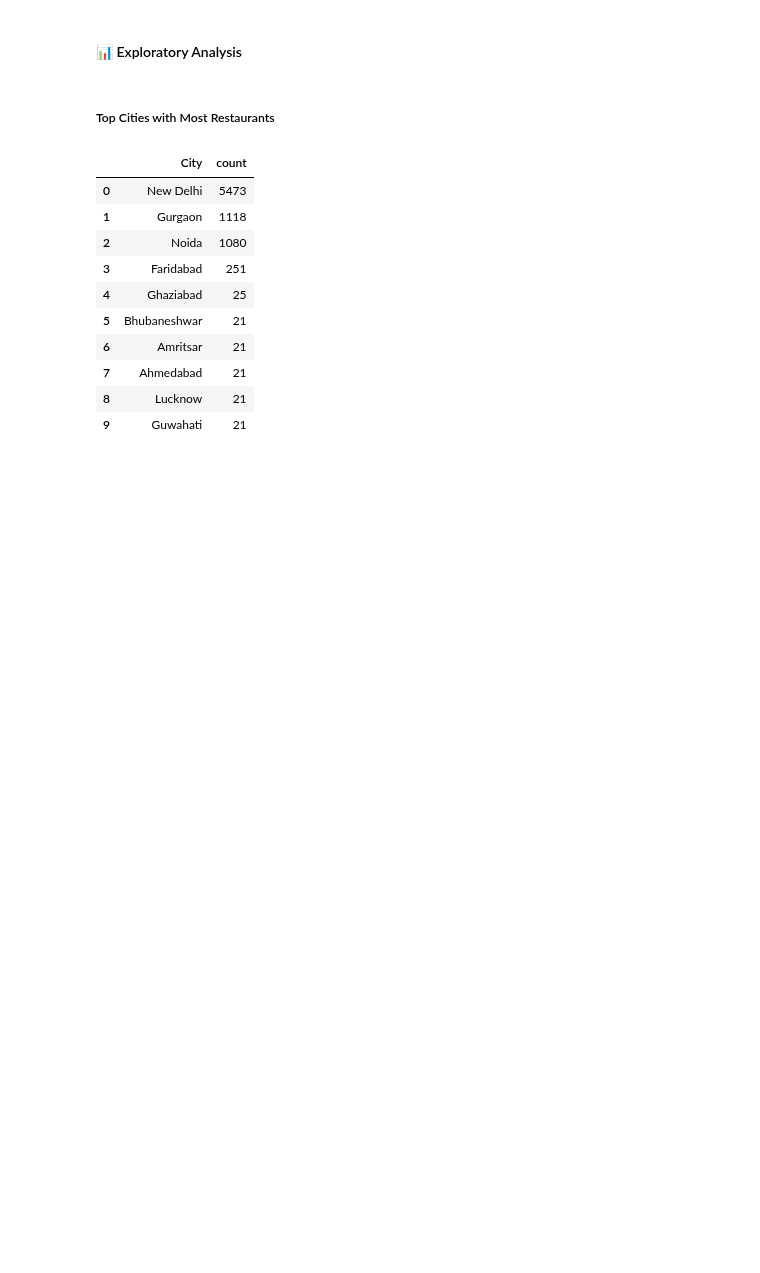
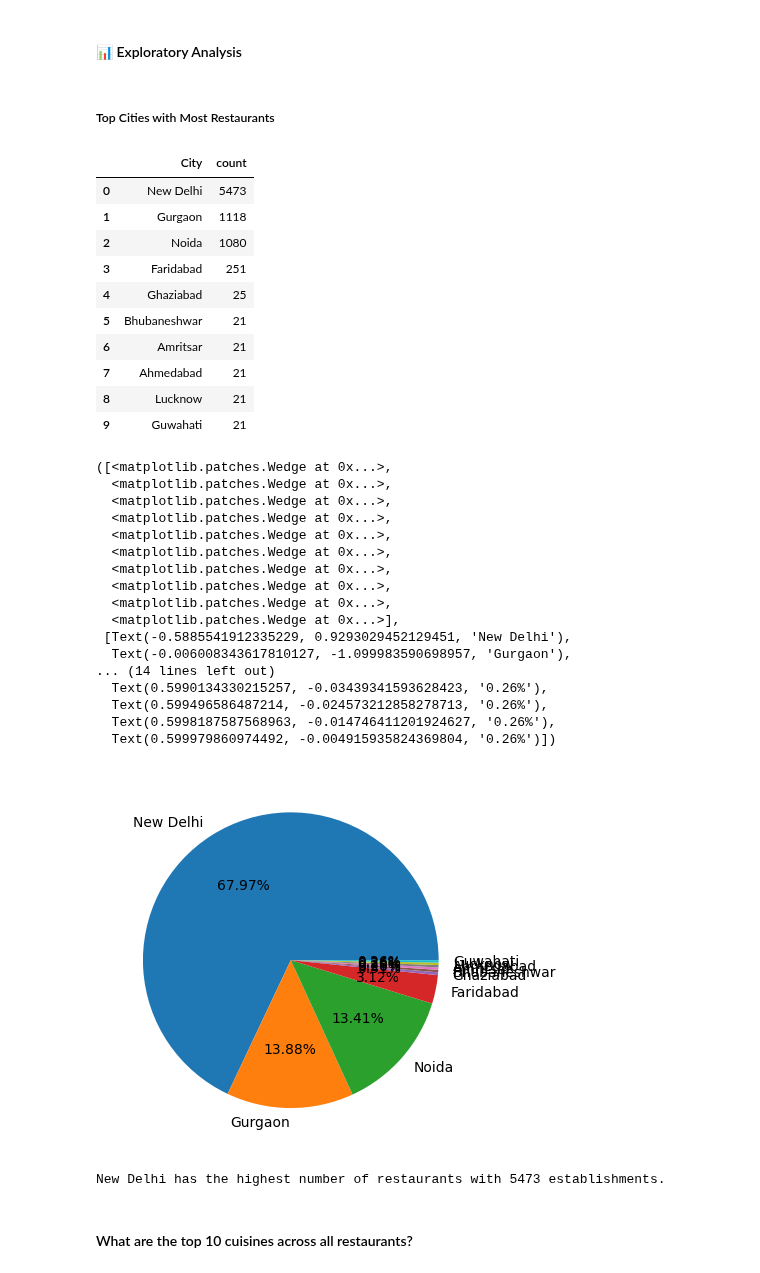
Before and after one commit to Himmu5/data-analysis, a Jupyter notebook: notebooks/zomato_analysis.ipynb, the cells around one changed output. Drawn from its saved outputs; the diff is of its cells as text; code cells hidden in the pictures; blank space fills up the shorter version.

```diff
--- a/notebooks/zomato_analysis.ipynb
+++ b/notebooks/zomato_analysis.ipynb
@@ -47,7 +33,8 @@ dtype: int64
 # %% [markdown]
 ##### Top Cities with Most Restaurants
 # %%
-zomato_data.aggregate('City').value_counts().reset_index().head(10)
+top_10_city = zomato_data.aggregate('City').value_counts().reset_index().head(10)
+top_10_city
 # %% [output]
 |  | City | count |
 | 0 | New Delhi | 5473 |
@@ -60,3 +47,30 @@ zomato_data.aggregate('City').value_counts().reset_index().head(10)
 | 7 | Ahmedabad | 21 |
 | 8 | Lucknow | 21 |
 | 9 | Guwahati | 21 |
+# %%
+plt.pie(data=top_10_city,labels=top_10_city['City'].values, x=top_10_city['count'].values, autopct="%1.2f%%")
+# %% [output]
+([<matplotlib.patches.Wedge at 0x...>,
+  <matplotlib.patches.Wedge at 0x...>,
+  <matplotlib.patches.Wedge at 0x...>,
+  <matplotlib.patches.Wedge at 0x...>,
+  <matplotlib.patches.Wedge at 0x...>,
+  <matplotlib.patches.Wedge at 0x...>,
+  <matplotlib.patches.Wedge at 0x...>,
+  <matplotlib.patches.Wedge at 0x...>,
+  <matplotlib.patches.Wedge at 0x...>,
+  <matplotlib.patches.Wedge at 0x...>],
+ [Text(-0.5885541912335229, 0.9293029452129451, 'New Delhi'),
+  Text(-0.006008343617810127, -1.099983590698957, 'Gurgaon'),
+... (14 lines left out)
+  Text(0.5990134330215257, -0.03439341593628423, '0.26%'),
+  Text(0.599496586487214, -0.024573212858278713, '0.26%'),
+  Text(0.5998187587568963, -0.014746411201924627, '0.26%'),
+  Text(0.599979860974492, -0.004915935824369804, '0.26%')])
+[figure, added]
+# %%
+print(f"{top_10_city.loc[0, 'City']} has the highest number of restaurants with {top_10_city.loc[0, 'count']} establishments.")
+# %% [output]
+New Delhi has the highest number of restaurants with 5473 establishments.
+# %% [markdown]
+#### What are the top 10 cuisines across all restaurants?
```
Also changed, not shown: parts of 15 cells of this notebook.
